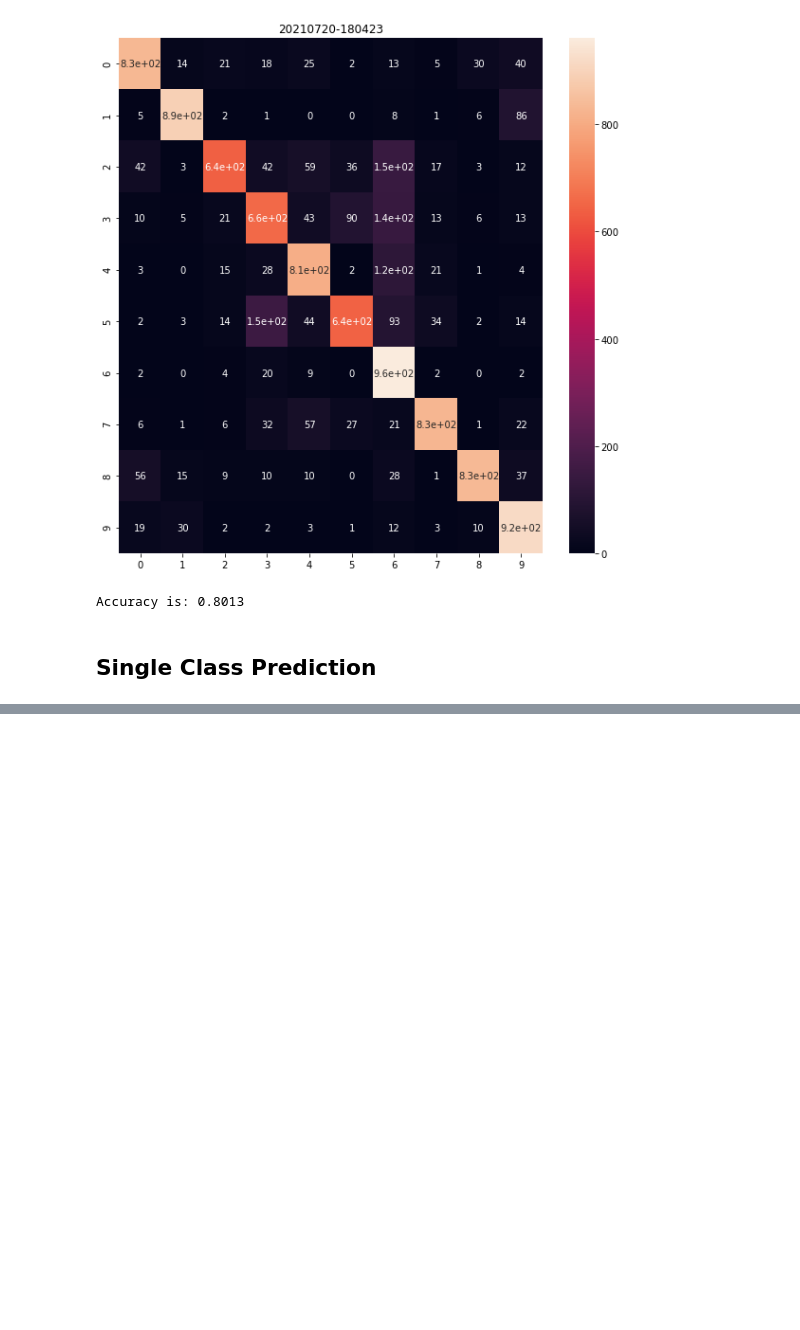
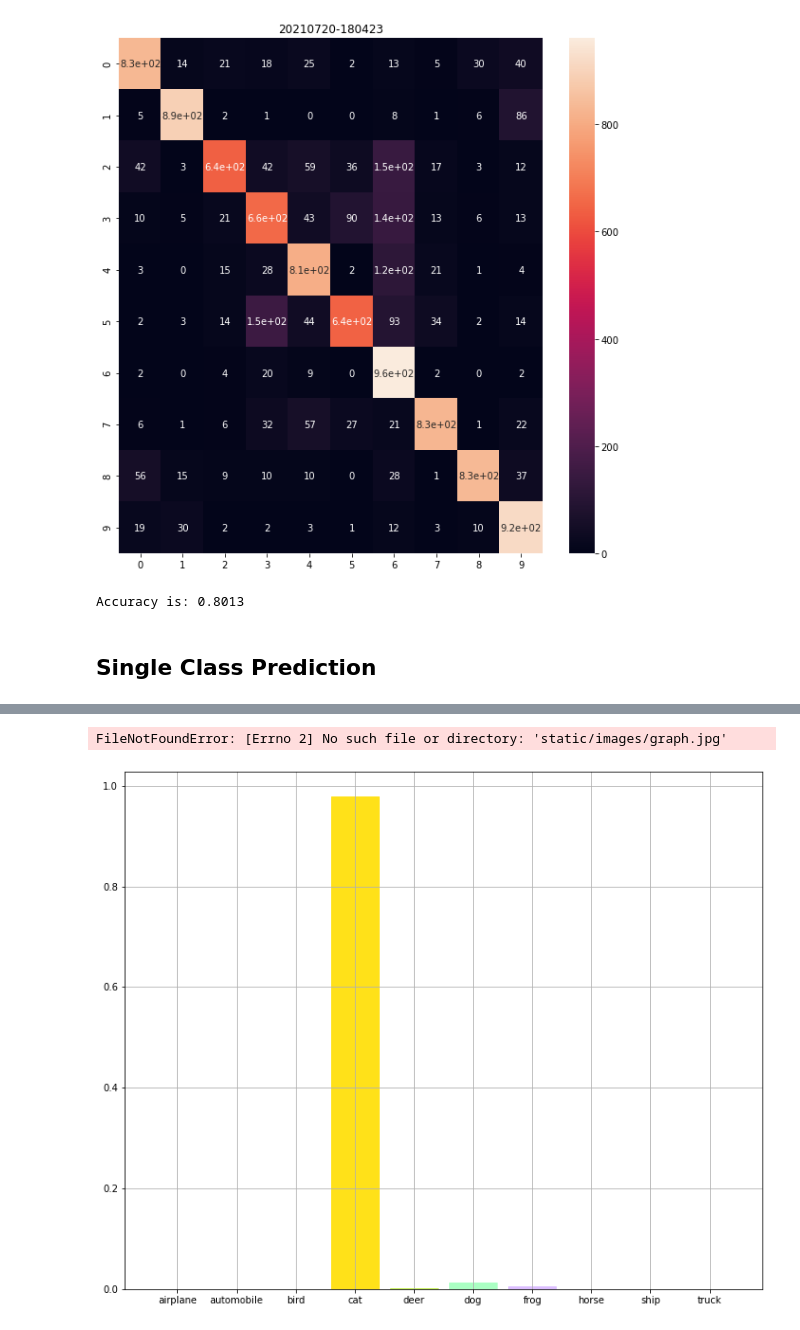
Before and after one commit to EashanKaushik/CIFAR-10_Classificaiton, a Jupyter notebook: model_training/model_training.ipynb, the cells around one changed output, grey strips where cells are left out. Saved outputs shown, nothing was run; the diff lists cells and outputs as text; code cells hidden in the pictures; blank space fills up the shorter version.

```diff
--- a/model_training/model_training.ipynb
+++ b/model_training/model_training.ipynb
@@ -238,0 +216,18 @@ for perc in model.predict(img)[0]:
+# %%
+from pickle import load
+class_label = load(open(CLASS_LABEL_PATH, 'rb'))
+# %%
+from tensorflow.keras.models import load_model
+
+model = load_model(MODEL_PATH)
+# %%
+labels = [l.decode('utf-8') for l in class_label]
+
+class_prob = list()
+y_pred = model.predict(img)
+
+class_index = np.argmax(y_pred, axis=1)
+
+label = labels[class_index[0]]
+
+label = label[0]
@@ -238,0 +271,17 @@ for perc in model.predict(img)[0]:
+# %%
+val = dict(zip(labels, y_pred.tolist()[0]))
+# %%
+
+color_list = ['#800000', '#e6194B', '#f58231', '#ffe119', '#bfef45', '#aaffc3', '#dcbeff', '#469990', '#9A6324', '#808000']
+count = 0
+
+plt.figure(figsize=(12,10))
+barlist=plt.bar(val.keys(), val.values())
+for barl in barlist:
+    barl.set_color(color_list[count])
+    count += 1
+plt.grid()
+plt.savefig('static/images/graph.jpg')
+# %% [output]
+FileNotFoundError: [Errno 2] No such file or directory: 'static/images/graph.jpg'
+[figure, added]
```
Also changed, not shown: parts of 10 cells of this notebook, 53 other files.
